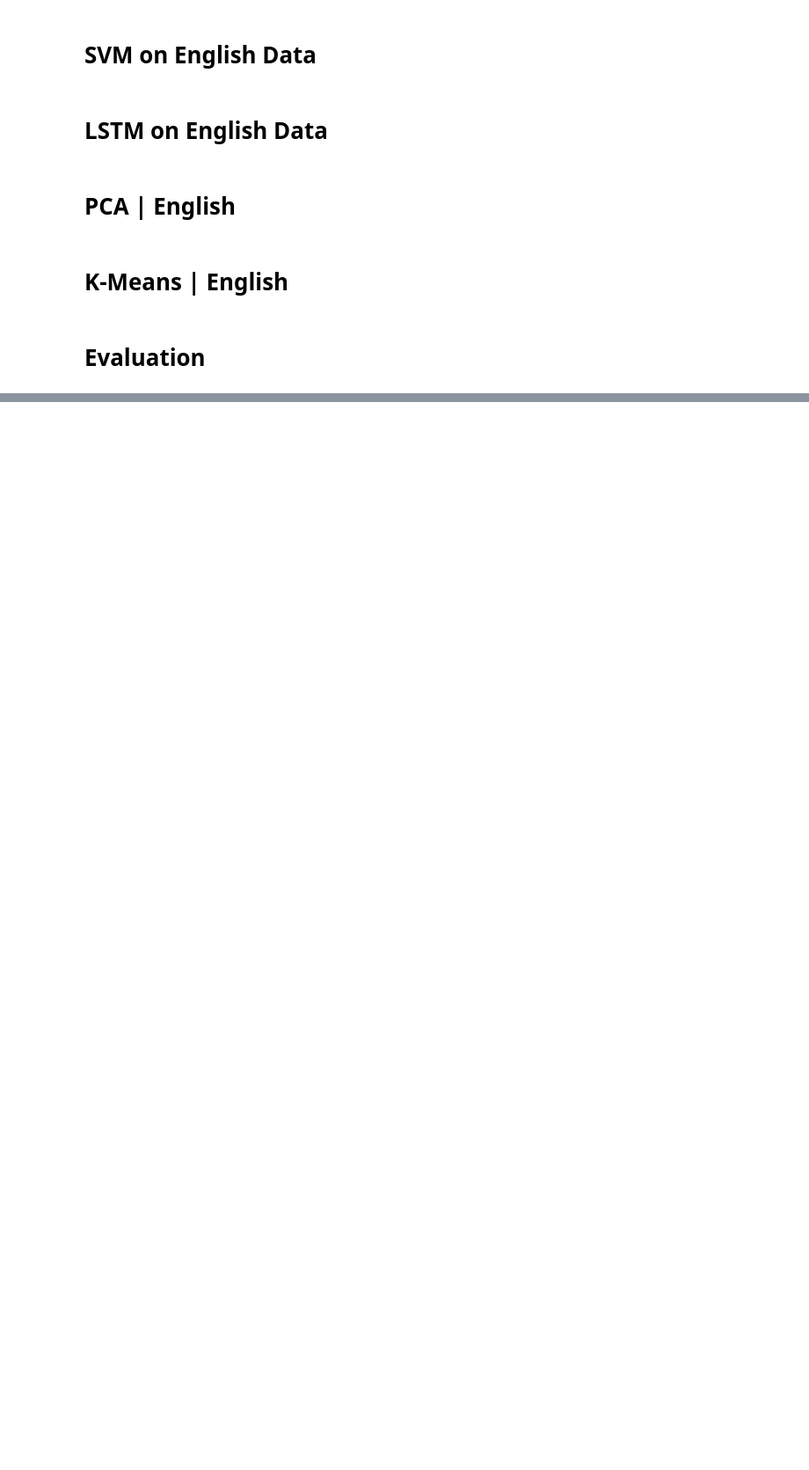
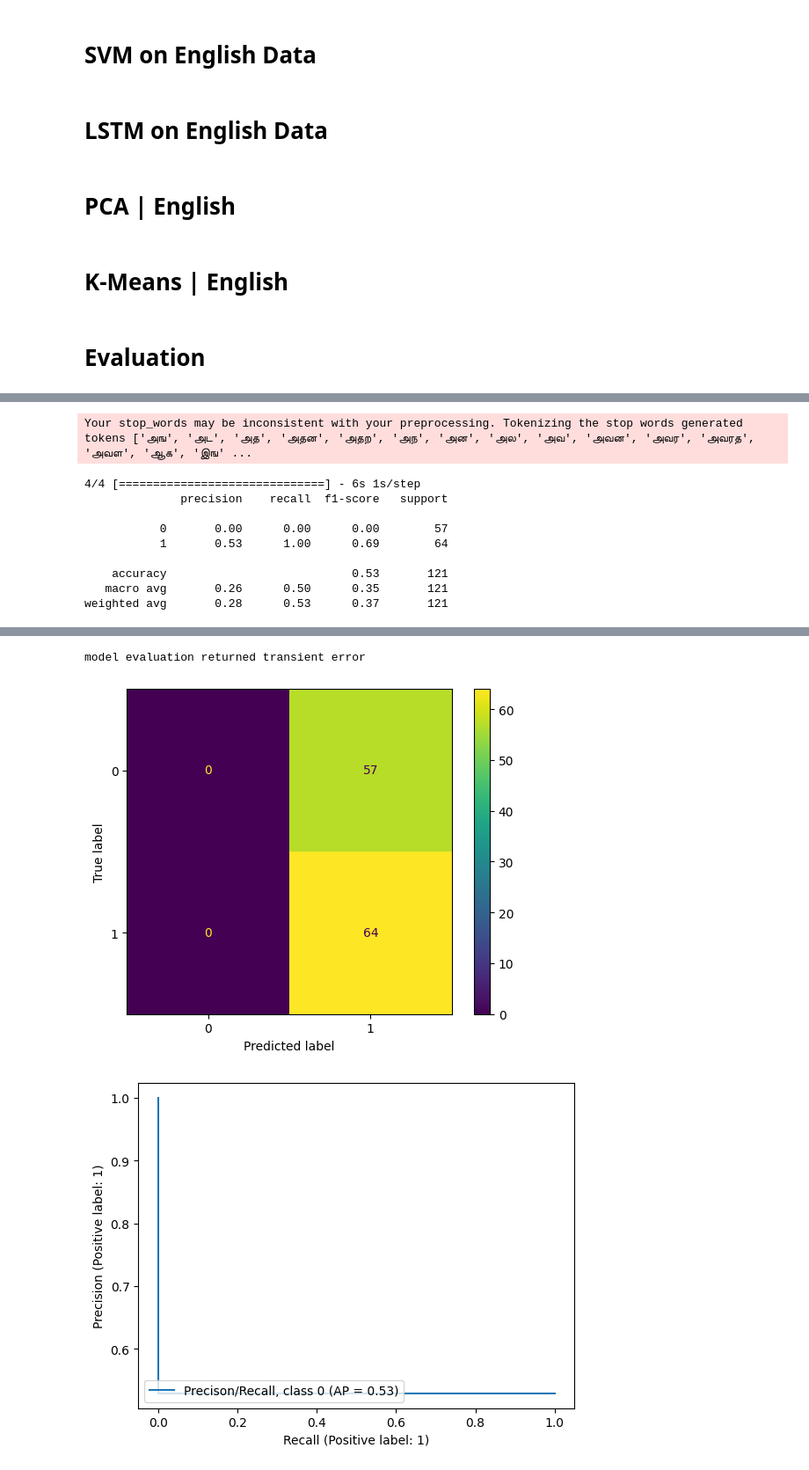
Before and after one commit to maurermi/EECE5644-Final-Project-FINAL-DRAFT, a Jupyter notebook: ML_Project_Final.ipynb, the cells around one changed output, grey strips where cells are left out. Shown at 88% size. Cells and saved outputs as stored; diff of their text form; code cells hidden in the pictures; blank space fills up the shorter version.

```diff
--- a/ML_Project_Final.ipynb
+++ b/ML_Project_Final.ipynb
@@ -1311,4 +1729,18 @@ X_train, X_test, y_train, y_test = train_test_split(X, y_mini, test_size=.20)
 model = keras.models.load_model('/content/drive/My Drive/eece5644_final_project/binary_lstm_model.keras')
 
 # This generates plots but throws an error if not all classes contain values
-evaluate_model(y_test, X_test, model, True, dim=2)
+try:
+  evaluate_model(y_test, X_test, model, True, dim=2)
+except:
+    print("model evaluation returned transient error")
+# %% [output]
+Your stop_words may be inconsistent with your preprocessing. Tokenizing the stop words generated tokens ['அங', 'அட', 'அத', 'அதன', 'அதற', 'அந', 'அன', 'அல', 'அவ', 'அவன', 'அவர', 'அவரத', 'அவள', 'ஆக', 'இங' ...
+4/4 [==============================] - 6s 1s/step
+              precision    recall  f1-score   support
+
+           0       0.00      0.00      0.00        57
+           1       0.53      1.00      0.69        64
+
+    accuracy                           0.53       121
+   macro avg       0.26      0.50      0.35       121
+weighted avg       0.28      0.53      0.37       121
@@ -1314,0 +1763,3 @@ evaluate_model(y_test, X_test, model, True, dim=2)
+model evaluation returned transient error
+[figure, added]
+[figure, added]
```
Also changed, not shown: parts of 54 cells of this notebook.
